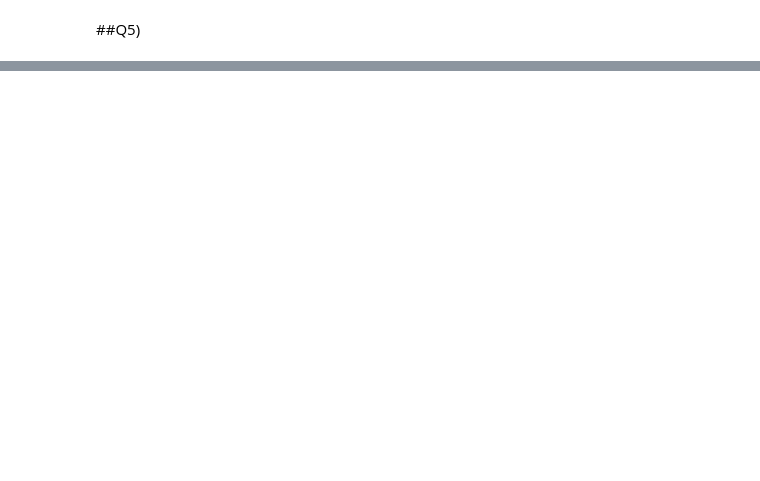
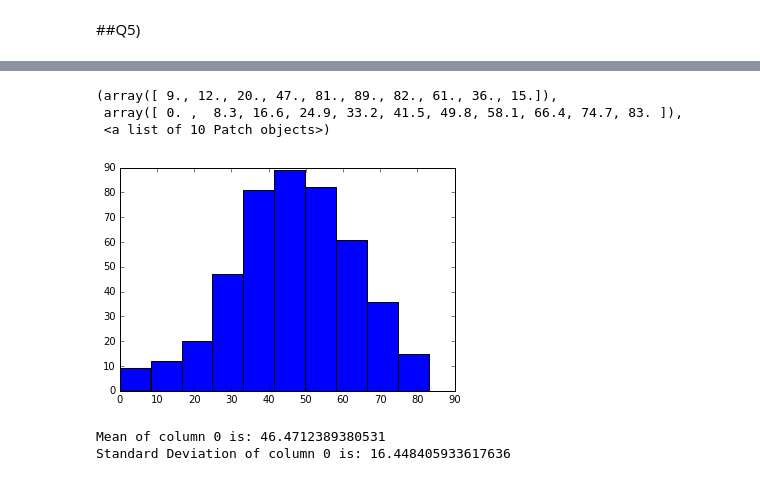
Before and after one commit to danieldiamont/DataScienceLab, a Jupyter notebook: Lab_1_dd28977.ipynb, the cells around one changed output, grey strips where cells are left out. Saved outputs shown, nothing was run; the diff lists cells and outputs as text; code cells hidden in the pictures; blank space fills up the shorter version.

```diff
--- a/Lab_1_dd28977.ipynb
+++ b/Lab_1_dd28977.ipynb
@@ -143,0 +146,4 @@ Covariance matrix of the distribution:
+# %%
+#load PatientData
+data = pd.read_csv("PatientData.csv",header=None,na_values='?')
+data.head()
@@ -143,0 +175,15 @@ Covariance matrix of the distribution:
+# %%
+plt.hist(data[0])
+# %% [output]
+(array([ 9., 12., 20., 47., 81., 89., 82., 61., 36., 15.]),
+ array([ 0. ,  8.3, 16.6, 24.9, 33.2, 41.5, 49.8, 58.1, 66.4, 74.7, 83. ]),
+ <a list of 10 Patch objects>)
+[figure, added]
+# %%
+mean_col_0 = np.mean(data[0])
+std_dev_col_0 = np.std(data[0])
+print("Mean of column 0 is: " + str(mean_col_0))
+print("Standard Deviation of column 0 is: " + str(std_dev_col_0))
+# %% [output]
+Mean of column 0 is: 46.4712389380531
+Standard Deviation of column 0 is: 16.448405933617636
```
Also changed, not shown: parts of 14 cells of this notebook, 2 other files.
